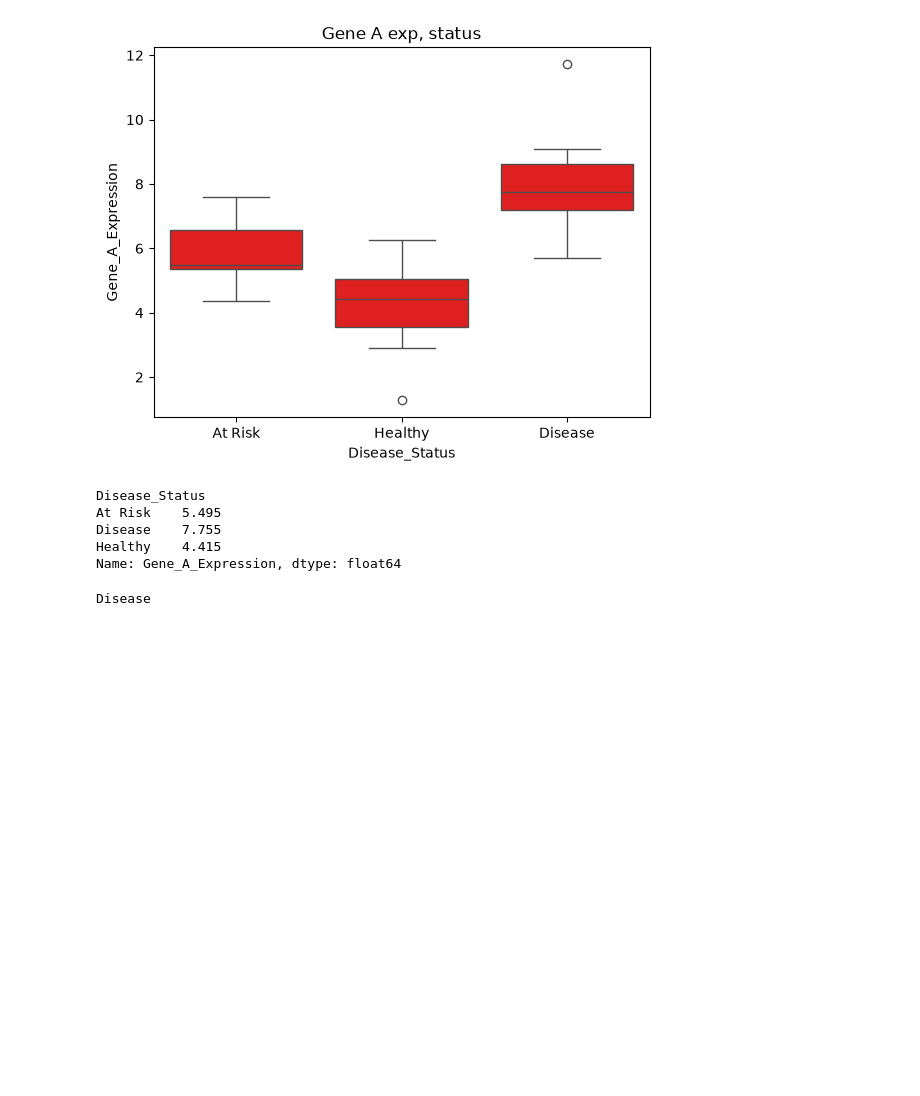
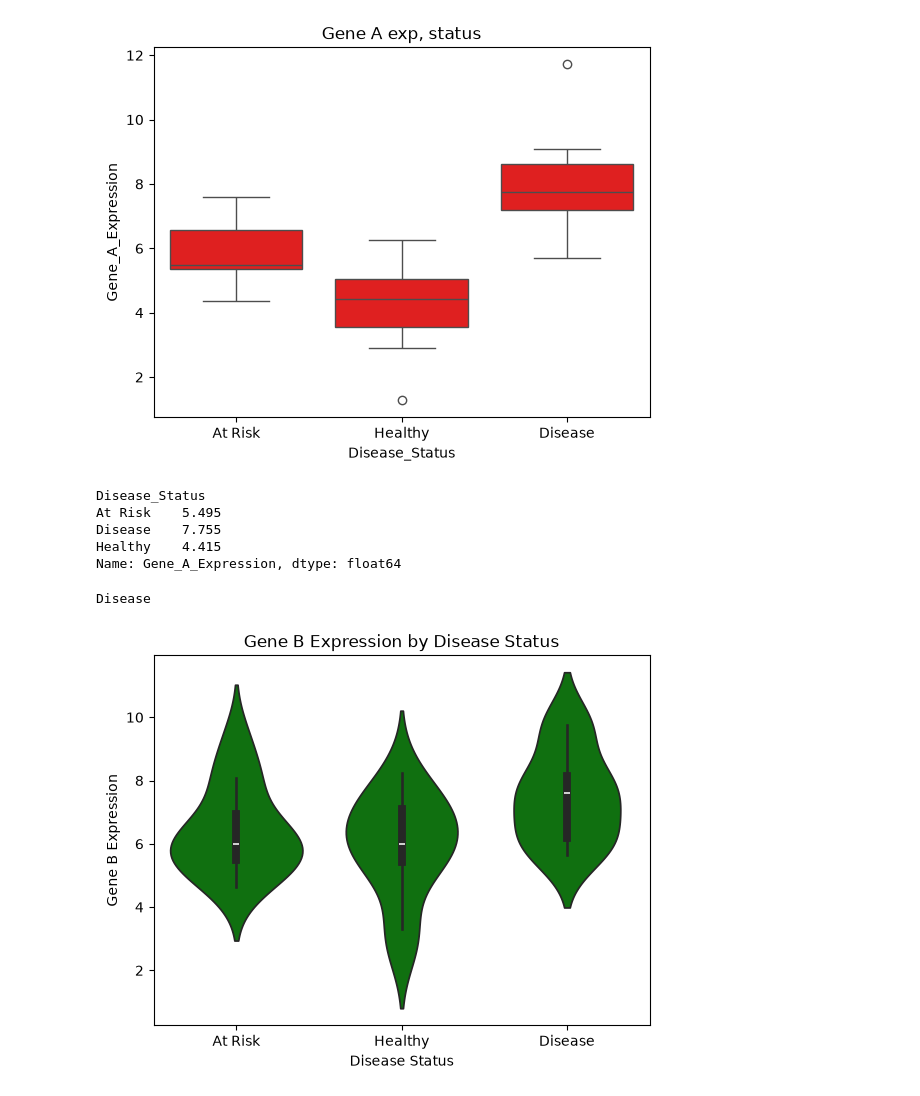
Before and after one commit to itschathura/Machine-Learning-for-Bioinformatics, a Jupyter notebook: Day3 - Asignment/mycode.ipynb, the cells around one changed output. Drawn from its saved outputs; the diff is of its cells as text; code cells hidden in the pictures; blank space fills up the shorter version.

Commit message:
Plots

```diff
--- a/Day3 - Asignment/mycode.ipynb
+++ b/Day3 - Asignment/mycode.ipynb
@@ -166,3 +166,20 @@ Name: Gene_A_Expression, dtype: float64
 print(median.idxmax())
 # %% [output]
 Disease
+# %%
+# Q5 – Violin Plot
+
+sns.violinplot(
+    data=df,
+    x="Disease_Status",
+    y="Gene_B_Expression",
+
+    color = "green"
+)
+
+plt.title("Gene B Expression by Disease Status")
+plt.xlabel("Disease Status")
+plt.ylabel("Gene B Expression")
+plt.show()
+# %% [output]
+[figure, added]
```
Also changed, not shown: parts of 4 cells of this notebook, 3 other files.
